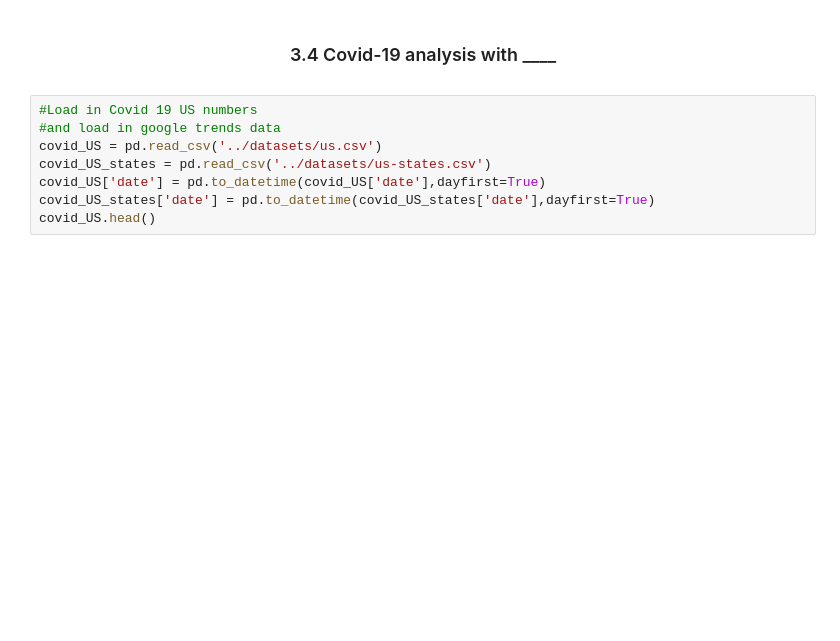
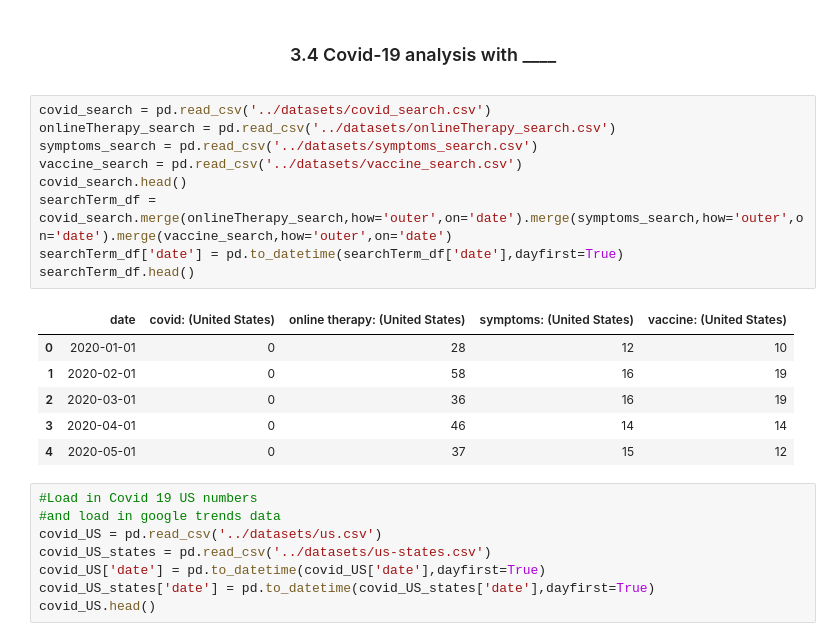
Before and after one commit to M-Sender/CS-Capstone, a Jupyter notebook: code/max.ipynb, the cells around one changed output. Drawn from its saved outputs; the diff is of its cells as text; blank space fills up the shorter version.

```diff
--- a/code/max.ipynb
+++ b/code/max.ipynb
@@ -330,6 +330,22 @@ compare_Metrics([('vader_neut',full_lyr, 'r'),('vader_neg',full_lyr, 'b'),('vade
 [figure]
 # %% [markdown]
 <center><h3>3.4 Covid-19 analysis with ____</h3> </center>
+# %%
+covid_search = pd.read_csv('../datasets/covid_search.csv')
+onlineTherapy_search = pd.read_csv('../datasets/onlineTherapy_search.csv')
+symptoms_search = pd.read_csv('../datasets/symptoms_search.csv')
+vaccine_search = pd.read_csv('../datasets/vaccine_search.csv')
+covid_search.head()
+searchTerm_df = covid_search.merge(onlineTherapy_search,how='outer',on='date').merge(symptoms_search,how='outer',on='date').merge(vaccine_search,how='outer',on='date')
+searchTerm_df['date'] = pd.to_datetime(searchTerm_df['date'],dayfirst=True)
+searchTerm_df.head()
+# %% [output]
+|  | date | covid: (United States) | online therapy: (United States) | symptoms: (United States) | vaccine: (United States) |
+| 0 | 2020-01-01 | 0 | 28 | 12 | 10 |
+| 1 | 2020-02-01 | 0 | 58 | 16 | 19 |
+| 2 | 2020-03-01 | 0 | 36 | 16 | 19 |
+| 3 | 2020-04-01 | 0 | 46 | 14 | 14 |
+| 4 | 2020-05-01 | 0 | 37 | 15 | 12 |
 # %%
 #Load in Covid 19 US numbers
 #and load in google trends data
```
Also changed, not shown: parts of 2 cells of this notebook, 1 other file.
